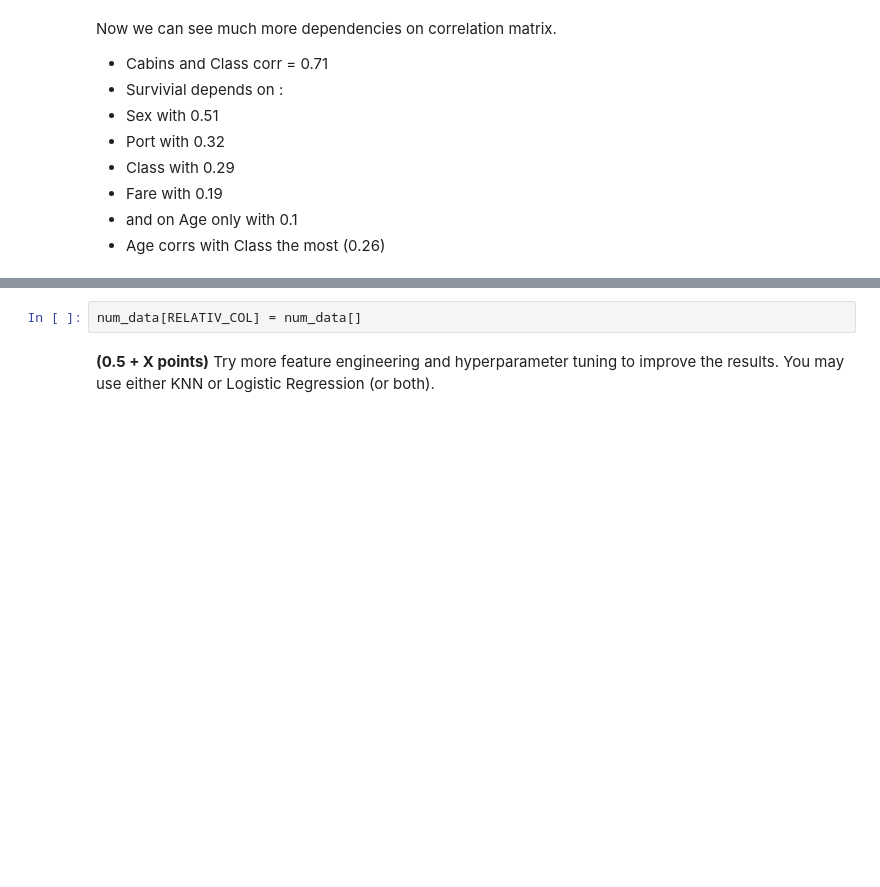
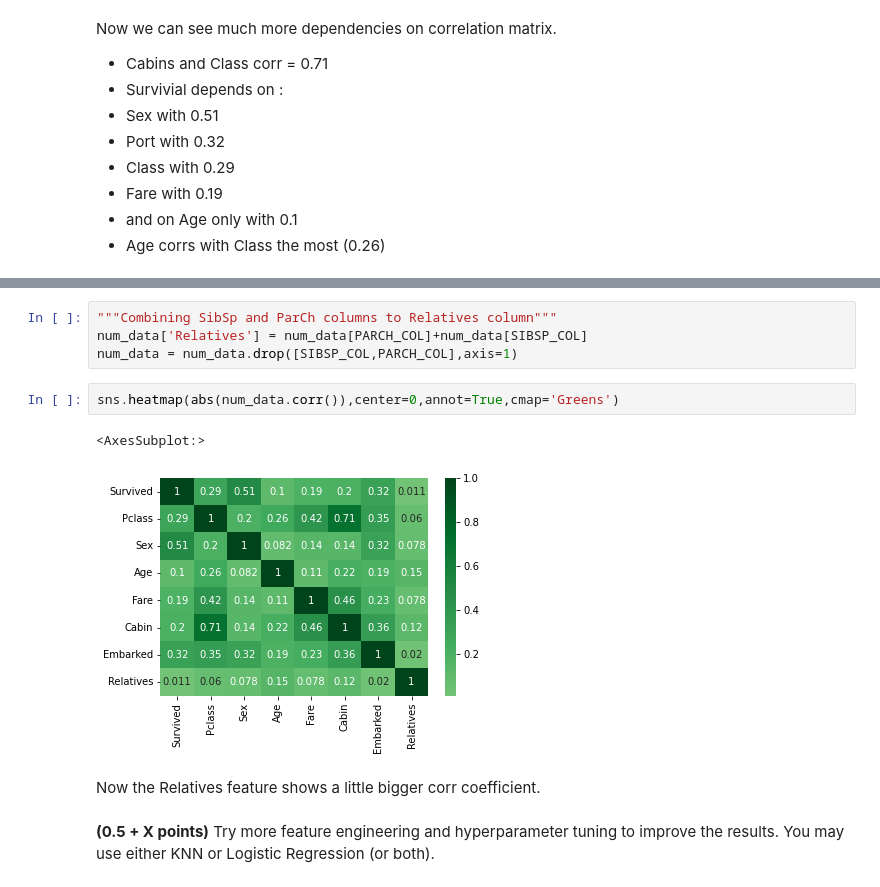
Before and after one commit to WioWio/ML-intro-Wio-2, a Jupyter notebook: hw_classification.ipynb, the cells around one changed output, grey strips where cells are left out. Saved outputs shown, nothing was run; the diff lists cells and outputs as text; blank space fills up the shorter version.

```diff
--- a/hw_classification.ipynb
+++ b/hw_classification.ipynb
@@ -762,5 +760,14 @@ False
-# %%
-num_data[RELATIV_COL] = num_data[]
+# %%
+"""Combining SibSp and ParCh columns to Relatives column"""
+num_data['Relatives'] = num_data[PARCH_COL]+num_data[SIBSP_COL]
+num_data = num_data.drop([SIBSP_COL,PARCH_COL],axis=1)
+# %%
+sns.heatmap(abs(num_data.corr()),center=0,annot=True,cmap='Greens')
+# %% [output]
+<AxesSubplot:>
+[figure, added]
+# %% [markdown]
+Now the Relatives feature shows a little bigger corr coefficient.
 # %% [markdown]
 **(0.5 + X points)** Try more feature engineering and hyperparameter tuning to improve the results. You may use either KNN or Logistic Regression (or both).
 # %%
```
Also changed, not shown: parts of 1 cell of this notebook.
